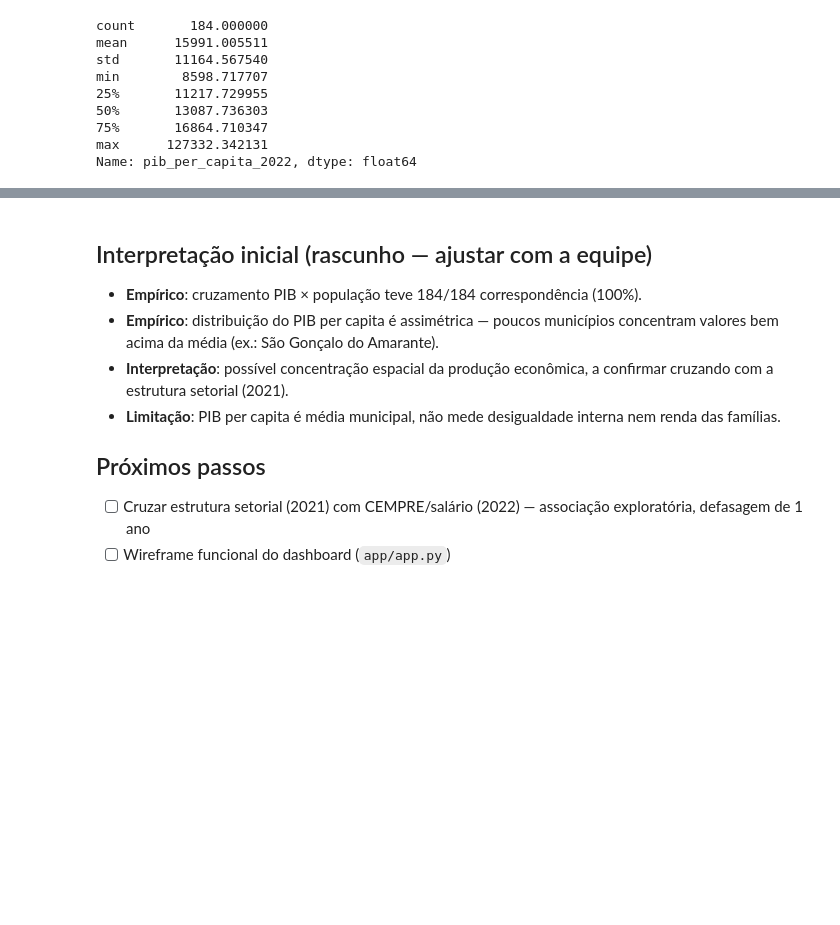
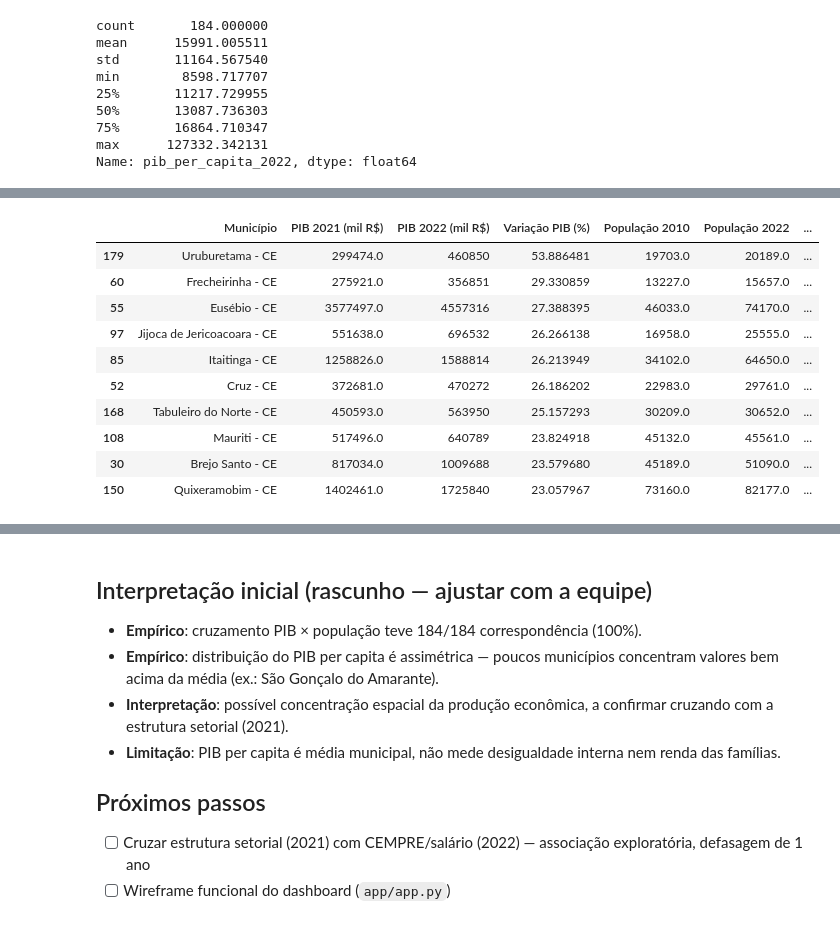
Before and after one commit to kauesombra/ProjetoBanco-de-Dados, a Jupyter notebook: notebooks/01_carga_e_diagnostico.ipynb, the cells around one changed output, grey strips where cells are left out. Saved outputs shown, nothing was run; the diff lists cells and outputs as text; code cells hidden in the pictures; blank space fills up the shorter version.

Commit message:
Relação-PIB-população

```diff
--- a/notebooks/01_carga_e_diagnostico.ipynb
+++ b/notebooks/01_carga_e_diagnostico.ipynb
@@ -241,3 +241,76 @@ Atributos disponíveis no GeoJSON: ['codarea']
 GeoJSON sem nome/PIB per capita — enriquecendo com os dados municipais.
 Municípios na malha: 184 | sem PIB per capita: 0 | sem salário médio: 0
 [interactive output not drawn]
+# %%
+import numpy as np
+
+# PIB 2021 vem da tabela de estrutura econômica (única fonte com o total de 2021)
+pib_2021 = filtrar_municipios(bases["estrutura_2021"])
+pib_2021 = pib_2021[pib_2021["variavel_codigo"] == "37"][
+    ["territorio_codigo", "territorio_nome", "valor"]
+].rename(columns={"valor": "pib_mil_reais_2021"})
+
+pib_2022_mun = filtrar_municipios(bases["pib_2022"])[
+    ["territorio_codigo", "valor"]
+].rename(columns={"valor": "pib_mil_reais_2022"})
+
+# População 2022 e variação absoluta em relação a 2010 (série compatibilizada do Censo)
+pop_2022 = filtrar_municipios(bases["censo_2022"])
+pop_2022 = pop_2022[pop_2022["variavel_codigo"] == "93"][
+    ["territorio_codigo", "valor"]
+].rename(columns={"valor": "populacao_2022"})
+
+var_abs_pop = filtrar_municipios(bases["censo_2022"])
+var_abs_pop = var_abs_pop[var_abs_pop["variavel_codigo"] == "5936"][
+    ["territorio_codigo", "valor"]
+].rename(columns={"valor": "variacao_absoluta_pop_2010_2022"})
+
+# Junção 1:1 pelo código IBGE (todas as bases têm os 184 municípios)
+indicadores = (
+    pib_2021.merge(pib_2022_mun, on="territorio_codigo", how="inner")
+    .merge(pop_2022, on="territorio_codigo", how="inner")
+    .merge(var_abs_pop, on="territorio_codigo", how="inner")
+)
+print(f"Municípios com os quatro indicadores disponíveis: {indicadores.shape[0]}/184")
+
+# Colunas SIDRA vêm como texto (mesmo sem símbolos especiais nestas variáveis)
+for col in ["pib_mil_reais_2021", "pib_mil_reais_2022", "populacao_2022", "variacao_absoluta_pop_2010_2022"]:
+    indicadores[col] = pd.to_numeric(indicadores[col], errors="coerce")
+
+# População 2010 obtida por diferença, já que a variação absoluta é compatibilizada (pop2022 - pop2010)
+indicadores["populacao_2010"] = indicadores["populacao_2022"] - indicadores["variacao_absoluta_pop_2010_2022"]
+
+N_ANOS = 2022 - 2010  # Censo 2022 frente ao Censo 2010 compatibilizado
+
+# 1) Variação percentual do PIB 2021 -> 2022 (nominal, sem ajuste de preços — ver README_DADOS.md)
+indicadores["variacao_pib_pct"] = (
+    (indicadores["pib_mil_reais_2022"] - indicadores["pib_mil_reais_2021"]) / indicadores["pib_mil_reais_2021"]
+) * 100
+
+# 2) Variação percentual da população 2010 -> 2022
+indicadores["variacao_populacional_pct"] = (
+    (indicadores["populacao_2022"] - indicadores["populacao_2010"]) / indicadores["populacao_2010"]
+) * 100
+
+# 3) Taxa de Crescimento Geométrico da população (2010 -> 2022)
+indicadores["tcg_pct"] = (
+    (indicadores["populacao_2022"] / indicadores["populacao_2010"]) ** (1 / N_ANOS) - 1
+) * 100
+
+# 4) Tabela integrada com os indicadores mínimos exigidos
+tabela_pib_populacao = indicadores[[
+    "territorio_nome", "pib_mil_reais_2021", "pib_mil_reais_2022", "variacao_pib_pct",
+    "populacao_2010", "populacao_2022", "variacao_populacional_pct", "tcg_pct",
+]].rename(columns={
+    "territorio_nome": "Município",
+    "pib_mil_reais_2021": "PIB 2021 (mil R$)",
+    "pib_mil_reais_2022": "PIB 2022 (mil R$)",
+    "variacao_pib_pct": "Variação PIB (%)",
+    "populacao_2010": "População 2010",
+    "populacao_2022": "População 2022",
+    "variacao_populacional_pct": "Variação populacional (%)",
+    "tcg_pct": "TCG (%)",
+}).sort_values("Variação PIB (%)", ascending=False)
+
+tabela_pib_populacao.head(10)
+# %% [output]
@@ -243,0 +318,11 @@ Municípios na malha: 184 | sem PIB per capita: 0 | sem salário médio: 0
+|  | Município | PIB 2021 (mil R$) | PIB 2022 (mil R$) | Variação PIB (%) | População 2010 | População 2022 | ... |
+| 179 | Uruburetama - CE | 299474.0 | 460850 | 53.886481 | 19703.0 | 20189.0 | ... |
+| 60 | Frecheirinha - CE | 275921.0 | 356851 | 29.330859 | 13227.0 | 15657.0 | ... |
+| 55 | Eusébio - CE | 3577497.0 | 4557316 | 27.388395 | 46033.0 | 74170.0 | ... |
+| 97 | Jijoca de Jericoacoara - CE | 551638.0 | 696532 | 26.266138 | 16958.0 | 25555.0 | ... |
+| 85 | Itaitinga - CE | 1258826.0 | 1588814 | 26.213949 | 34102.0 | 64650.0 | ... |
+| 52 | Cruz - CE | 372681.0 | 470272 | 26.186202 | 22983.0 | 29761.0 | ... |
+| 168 | Tabuleiro do Norte - CE | 450593.0 | 563950 | 25.157293 | 30209.0 | 30652.0 | ... |
+| 108 | Mauriti - CE | 517496.0 | 640789 | 23.824918 | 45132.0 | 45561.0 | ... |
+| 30 | Brejo Santo - CE | 817034.0 | 1009688 | 23.579680 | 45189.0 | 51090.0 | ... |
+| 150 | Quixeramobim - CE | 1402461.0 | 1725840 | 23.057967 | 73160.0 | 82177.0 | ... |
```
Also changed, not shown: parts of 5 cells of this notebook, 1 other file.
